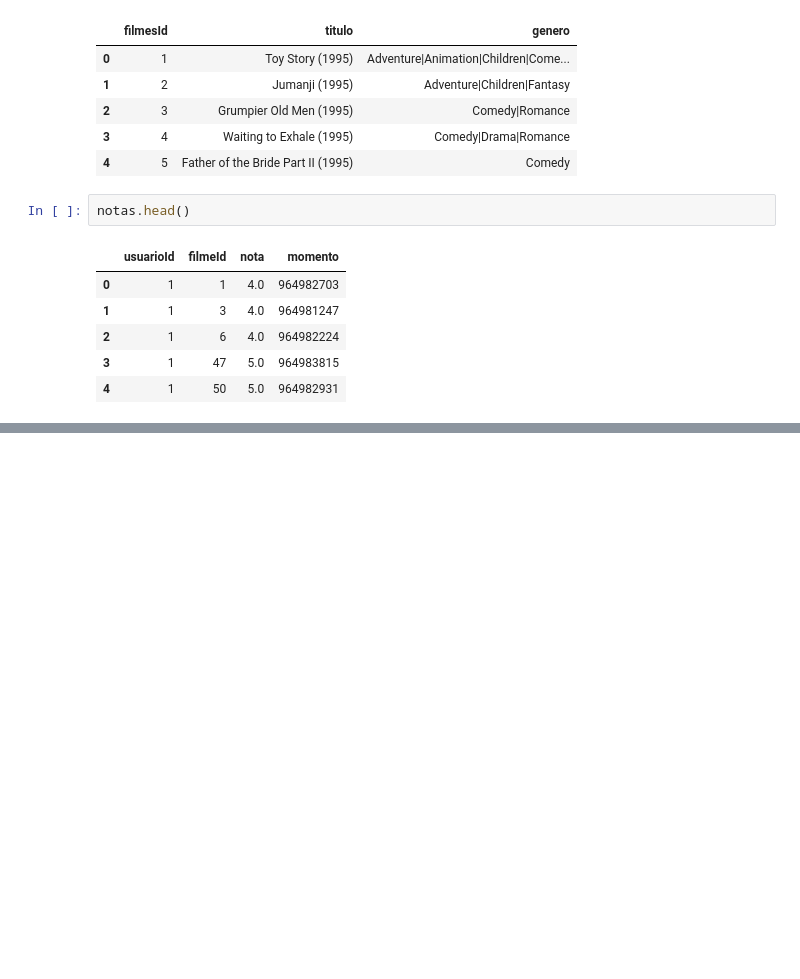
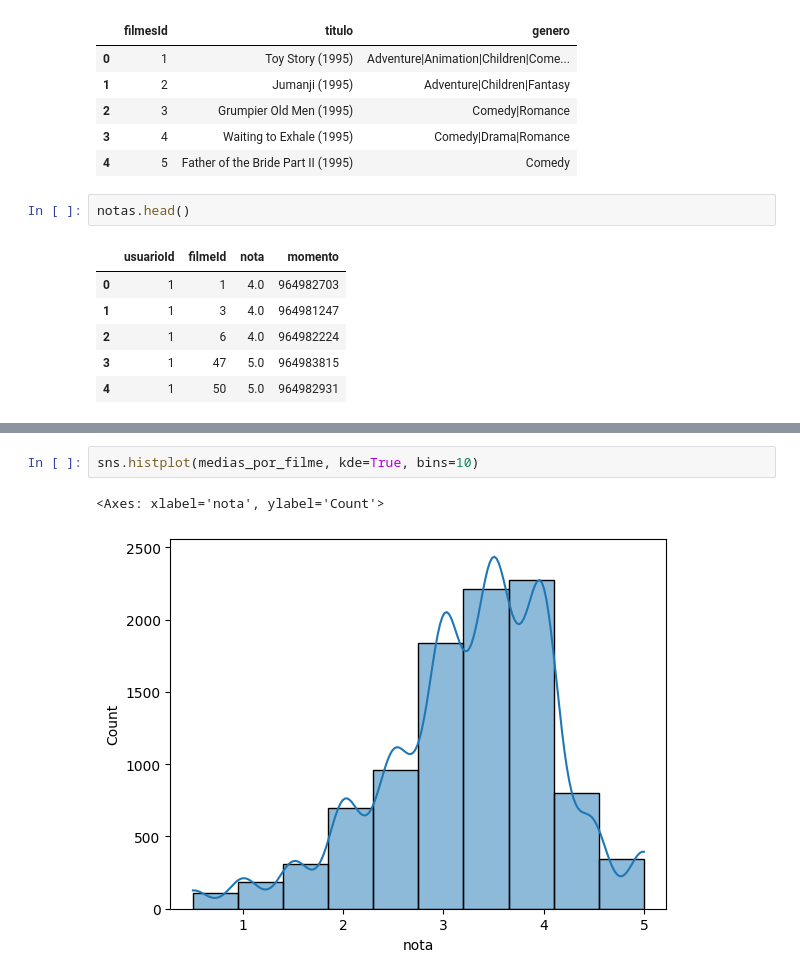
Before and after one commit to orlandojsjunior/Data_Science-Analise_e_visualizacao_de_dados, a Jupyter notebook: Analise_exploratoria/Notebooks/02_Analise_Exploratoria.ipynb, the cells around one changed output, grey strips where cells are left out. Saved outputs shown, nothing was run; the diff lists cells and outputs as text; blank space fills up the shorter version.

```diff
--- a/Analise_exploratoria/Notebooks/02_Analise_Exploratoria.ipynb
+++ b/Analise_exploratoria/Notebooks/02_Analise_Exploratoria.ipynb
@@ -116,0 +225,5 @@ notas.head()
+# %%
+sns.histplot(medias_por_filme, kde=True, bins=10)
+# %% [output]
+<Axes: xlabel='nota', ylabel='Count'>
+[figure, added]
```
Also changed, not shown: parts of 24 cells of this notebook.
